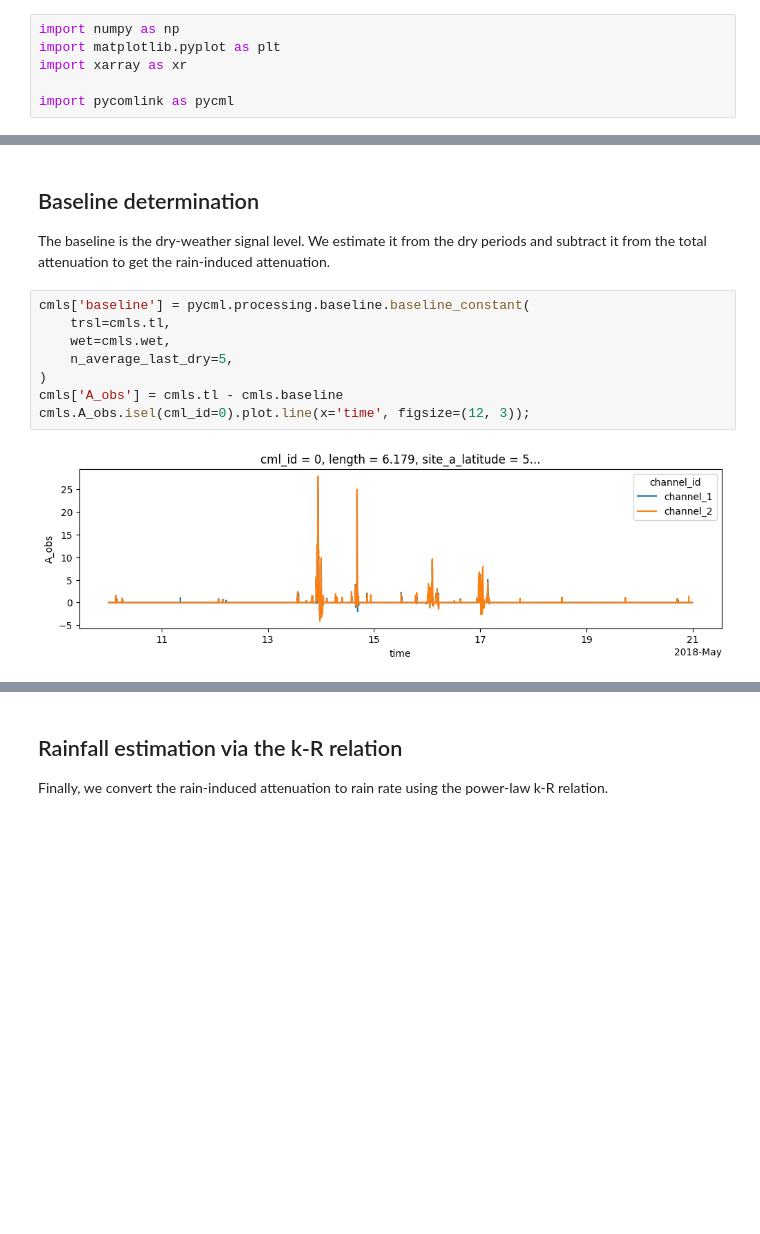
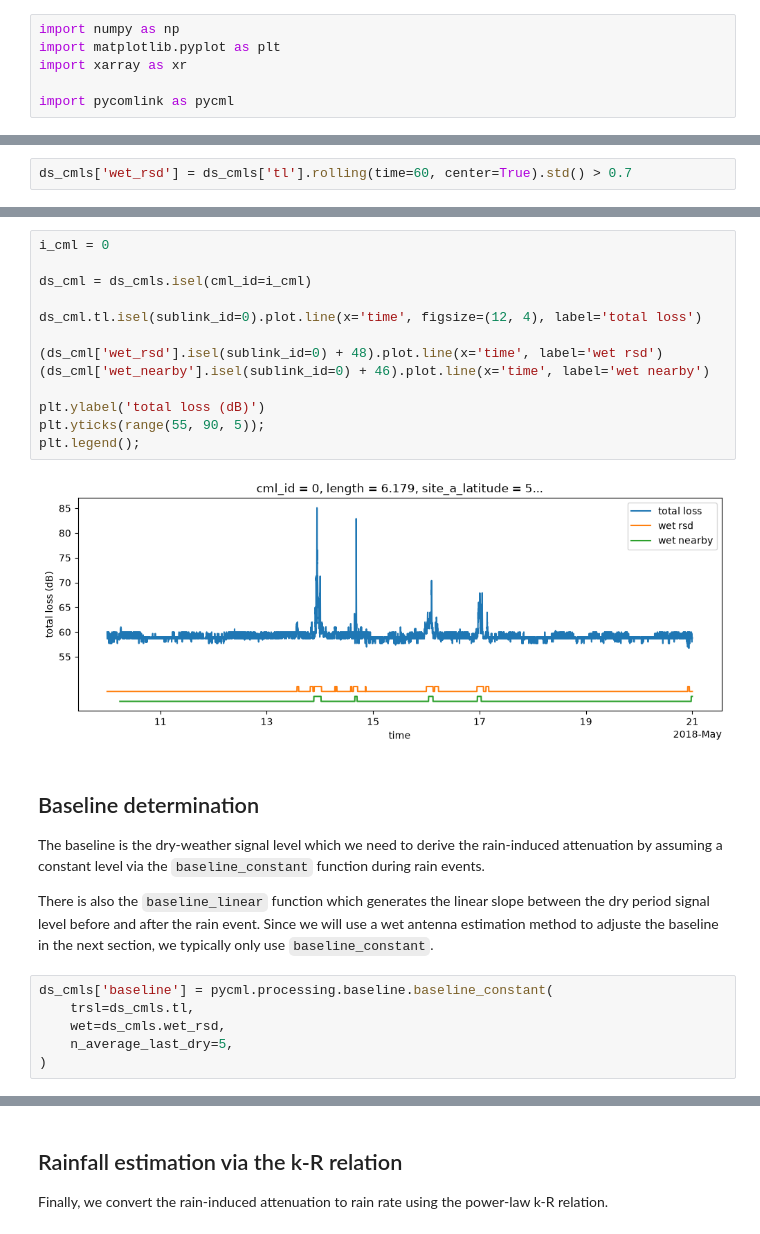
Before and after one commit to OpenSenseAction/OpenSenseAction.github.io, a Jupyter notebook: software-ecosystem/pycomlink.ipynb, the cells around one changed output, grey strips where cells are left out. Drawn from its saved outputs; the diff is of its cells as text; blank space fills up the shorter version.

```diff
--- a/software-ecosystem/pycomlink.ipynb
+++ b/software-ecosystem/pycomlink.ipynb
@@ -75,0 +68,2 @@ https://scikit-learn.org/stable/model_persistence.html#security-maintainability-
+# %%
+ds_cmls['wet_rsd'] = ds_cmls['tl'].rolling(time=60, center=True).std() > 0.7
@@ -76,14 +113,27 @@ https://scikit-learn.org/stable/model_persistence.html#security-maintainability-
+# %%
+i_cml = 0
+
+ds_cml = ds_cmls.isel(cml_id=i_cml)
+
+ds_cml.tl.isel(sublink_id=0).plot.line(x='time', figsize=(12, 4), label='total loss')
+
+(ds_cml['wet_rsd'].isel(sublink_id=0) + 48).plot.line(x='time', label='wet rsd')
+(ds_cml['wet_nearby'].isel(sublink_id=0) + 46).plot.line(x='time', label='wet nearby')
+
+plt.ylabel('total loss (dB)')
+plt.yticks(range(55, 90, 5));
+plt.legend();
+# %% [output]
+[figure, added]
 # %% [markdown]
 ## Baseline determination
 
-The baseline is the dry-weather signal level. We estimate it from the dry periods and subtract it from the total attenuation to get the rain-induced attenuation.
+The baseline is the dry-weather signal level which we need to derive the rain-induced attenuation by assuming a constant level via the `baseline_constant` function during rain events.
+
+There is also the `baseline_linear` function which generates the linear slope between the dry period signal level before and after the rain event. Since we will use a wet antenna estimation method to adjuste the baseline in the next section, we typically only use `baseline_constant`.
 # %%
-cmls['baseline'] = pycml.processing.baseline.baseline_constant(
-    trsl=cmls.tl,
-    wet=cmls.wet,
+ds_cmls['baseline'] = pycml.processing.baseline.baseline_constant(
+    trsl=ds_cmls.tl,
+    wet=ds_cmls.wet_rsd,
     n_average_last_dry=5,
 )
-cmls['A_obs'] = cmls.tl - cmls.baseline
-cmls.A_obs.isel(cml_id=0).plot.line(x='time', figsize=(12, 3));
-# %% [output]
-[figure, removed]
```
Also changed, not shown: parts of 15 cells of this notebook.
